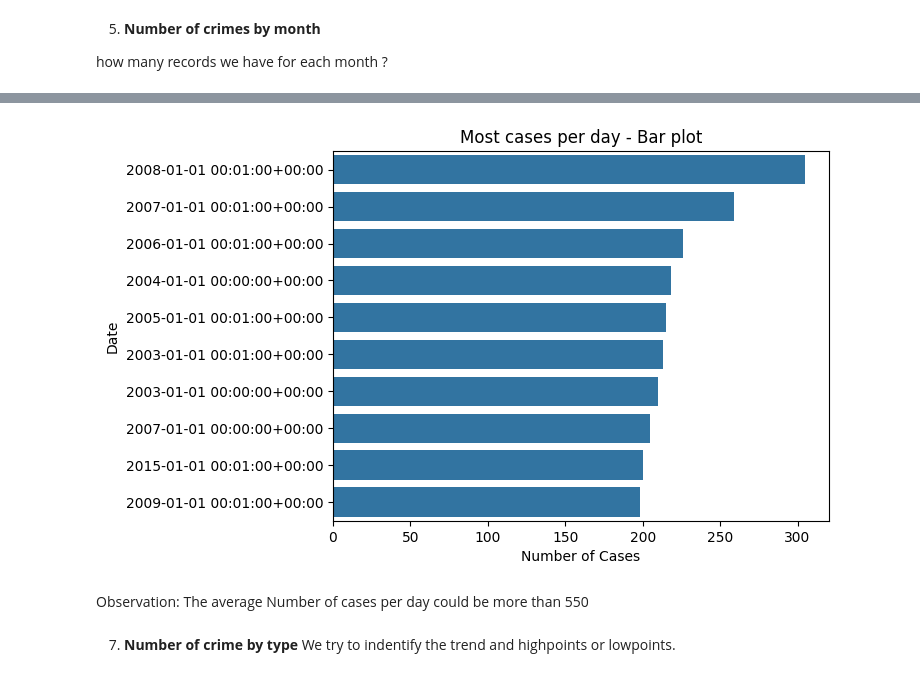
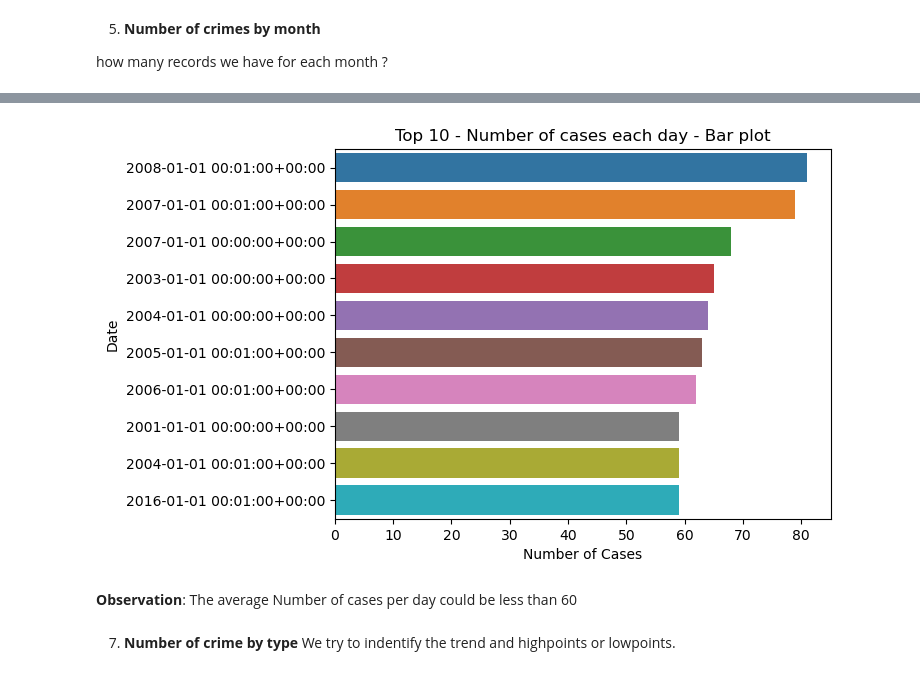
Before and after one commit to Antidote-cyber/Learning-Circle-24-EDA-On-Chicago-Crime-Dataset, a Jupyter notebook: EDA_on_chicago_crime_data.ipynb, the cells around one changed output, grey strips where cells are left out. Saved outputs shown, nothing was run; the diff lists cells and outputs as text; code cells hidden in the pictures.

```diff
--- a/EDA_on_chicago_crime_data.ipynb
+++ b/EDA_on_chicago_crime_data.ipynb
@@ -63,6 +58,6 @@ This dataset contains crime cases from 2001 till date, but we want the data for
 # %%
-full_dataset = pd.read_csv('/content/drive/MyDrive/datasets/Crimes_-_2001_to_Present_20240323.csv')
+full_dataset = pd.read_csv('../Data-Science-Projects/dataset/crime_data_chicago.csv')
 # Drop rows that have 2024 as the year.
-chicago_crime_df = pd.DataFrame(full_dataset[full_dataset['Year'] != 2024])
+chicago_crime_df = pd.DataFrame(full_dataset[full_dataset['Year'] != 2023])
 chicago_crime_df.head()
 # %% [output]
@@ -774,16 +964,17 @@ top_10_num_of_cases_each_day
 # %%
+# Top 10 - Number of cases each day
 top_10_num_of_cases_each_day_df = pd.DataFrame(top_10_num_of_cases_each_day)
 index_df = top_10_num_of_cases_each_day_df.index
 
 sns.barplot(x = index_df , y = 'Date' , data = top_10_num_of_cases_each_day_df)
-plt.title("Most cases per day - Bar plot")
+plt.title("Top 10 - Number of cases each day - Bar plot")
 plt.xlabel("Number of Cases")
 plt.ylabel("Date")
 plt.show()
 # %% [output]
-[figure, old version]
+[figure, new version]
-# %% [markdown]
-Observation: The average Number of cases per day could be more than 550
+# %% [markdown]
+**Observation**: The average Number of cases per day could be less than 60
 # %% [markdown]
 7. __Number of crime by type__</br>
 We try to indentify the trend and highpoints or lowpoints.
```
Also changed, not shown: parts of 70 cells of this notebook.
